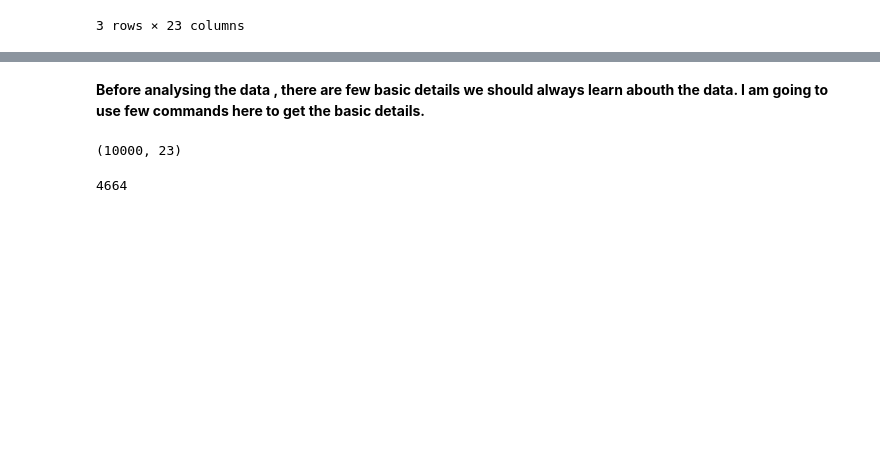
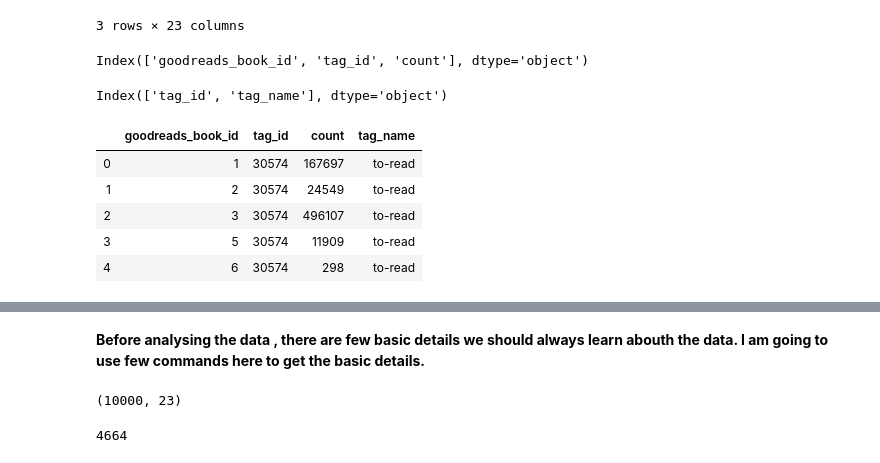
Before and after one commit to ProfAnshul/Book-Recommendation, a Jupyter notebook: Wrangling_Storytelling.ipynb, the cells around one changed output, grey strips where cells are left out. Cells and saved outputs as stored; diff of their text form; code cells hidden in the pictures; blank space fills up the shorter version.

```diff
--- a/Wrangling_Storytelling.ipynb
+++ b/Wrangling_Storytelling.ipynb
@@ -31,0 +35,4 @@ df_books.head(3)
+# %%
+df_book_tags.columns
+# %% [output]
+Index(['goodreads_book_id', 'tag_id', 'count'], dtype='object')
@@ -31,0 +42,14 @@ df_books.head(3)
+# %%
+df_tags.columns
+# %% [output]
+Index(['tag_id', 'tag_name'], dtype='object')
+# %%
+tag_details = pd.merge(df_book_tags, df_tags, on = 'tag_id')
+tag_details.head()
+# %% [output]
+|  | goodreads_book_id | tag_id | count | tag_name |
+| 0 | 1 | 30574 | 167697 | to-read |
+| 1 | 2 | 30574 | 24549 | to-read |
+| 2 | 3 | 30574 | 496107 | to-read |
+| 3 | 5 | 30574 | 11909 | to-read |
+| 4 | 6 | 30574 | 298 | to-read |
```
Also changed, not shown: parts of 85 cells of this notebook, 1 other file.
